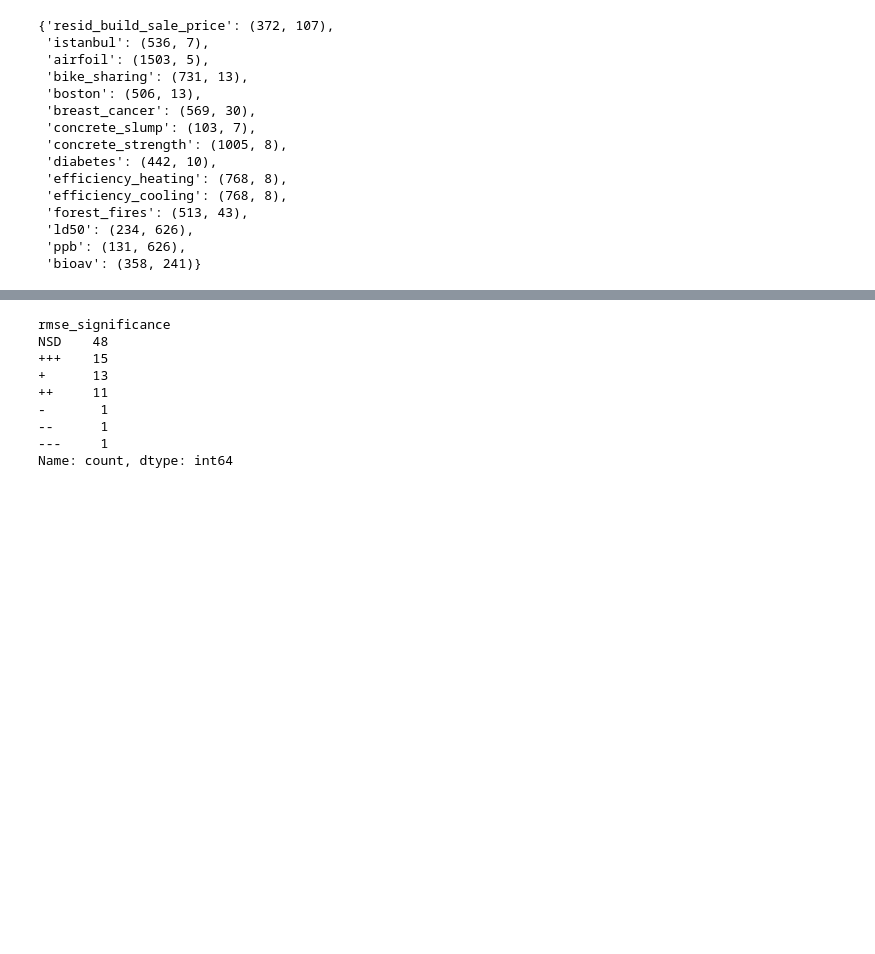
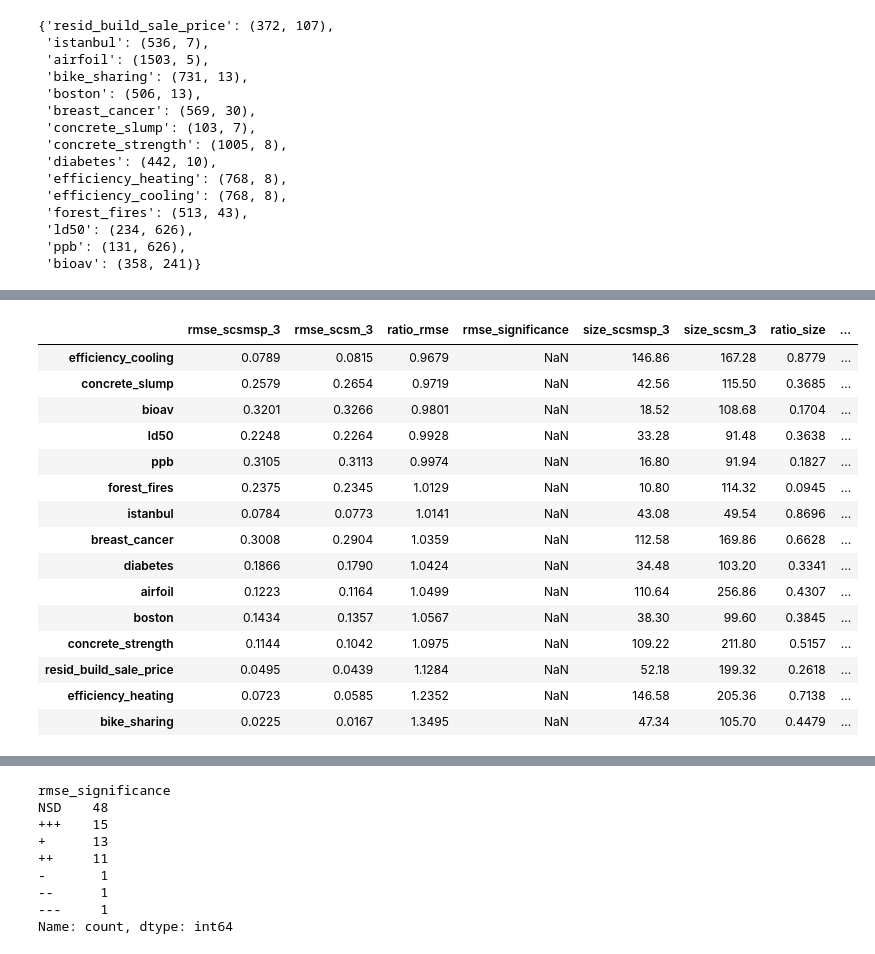
Before and after one commit to amarmate/SLIM-TEST-LITE, a Jupyter notebook: results.ipynb, the cells around one changed output, grey strips where cells are left out. Saved outputs shown, nothing was run; the diff lists cells and outputs as text; code cells hidden in the pictures; blank space fills up the shorter version.

```diff
--- a/results.ipynb
+++ b/results.ipynb
@@ -355,0 +330,20 @@ def _means_df_best(df_rmse,
+# %%
+means_df(prefixes=['scsmsp_3', 'scsm_3'],
+         best=True, rmse_compare=False, decimals=4, table=False)
+# %% [output]
+|  | rmse_scsmsp_3 | rmse_scsm_3 | ratio_rmse | rmse_significance | size_scsmsp_3 | size_scsm_3 | ratio_size | ... |
+| efficiency_cooling | 0.0789 | 0.0815 | 0.9679 | NaN | 146.86 | 167.28 | 0.8779 | ... |
+| concrete_slump | 0.2579 | 0.2654 | 0.9719 | NaN | 42.56 | 115.50 | 0.3685 | ... |
+| bioav | 0.3201 | 0.3266 | 0.9801 | NaN | 18.52 | 108.68 | 0.1704 | ... |
+| ld50 | 0.2248 | 0.2264 | 0.9928 | NaN | 33.28 | 91.48 | 0.3638 | ... |
+| ppb | 0.3105 | 0.3113 | 0.9974 | NaN | 16.80 | 91.94 | 0.1827 | ... |
+| forest_fires | 0.2375 | 0.2345 | 1.0129 | NaN | 10.80 | 114.32 | 0.0945 | ... |
+| istanbul | 0.0784 | 0.0773 | 1.0141 | NaN | 43.08 | 49.54 | 0.8696 | ... |
+| breast_cancer | 0.3008 | 0.2904 | 1.0359 | NaN | 112.58 | 169.86 | 0.6628 | ... |
+| diabetes | 0.1866 | 0.1790 | 1.0424 | NaN | 34.48 | 103.20 | 0.3341 | ... |
+| airfoil | 0.1223 | 0.1164 | 1.0499 | NaN | 110.64 | 256.86 | 0.4307 | ... |
+| boston | 0.1434 | 0.1357 | 1.0567 | NaN | 38.30 | 99.60 | 0.3845 | ... |
+| concrete_strength | 0.1144 | 0.1042 | 1.0975 | NaN | 109.22 | 211.80 | 0.5157 | ... |
+| resid_build_sale_price | 0.0495 | 0.0439 | 1.1284 | NaN | 52.18 | 199.32 | 0.2618 | ... |
+| efficiency_heating | 0.0723 | 0.0585 | 1.2352 | NaN | 146.58 | 205.36 | 0.7138 | ... |
+| bike_sharing | 0.0225 | 0.0167 | 1.3495 | NaN | 47.34 | 105.70 | 0.4479 | ... |
```
Also changed, not shown: parts of 4 cells of this notebook, 1 other file.
